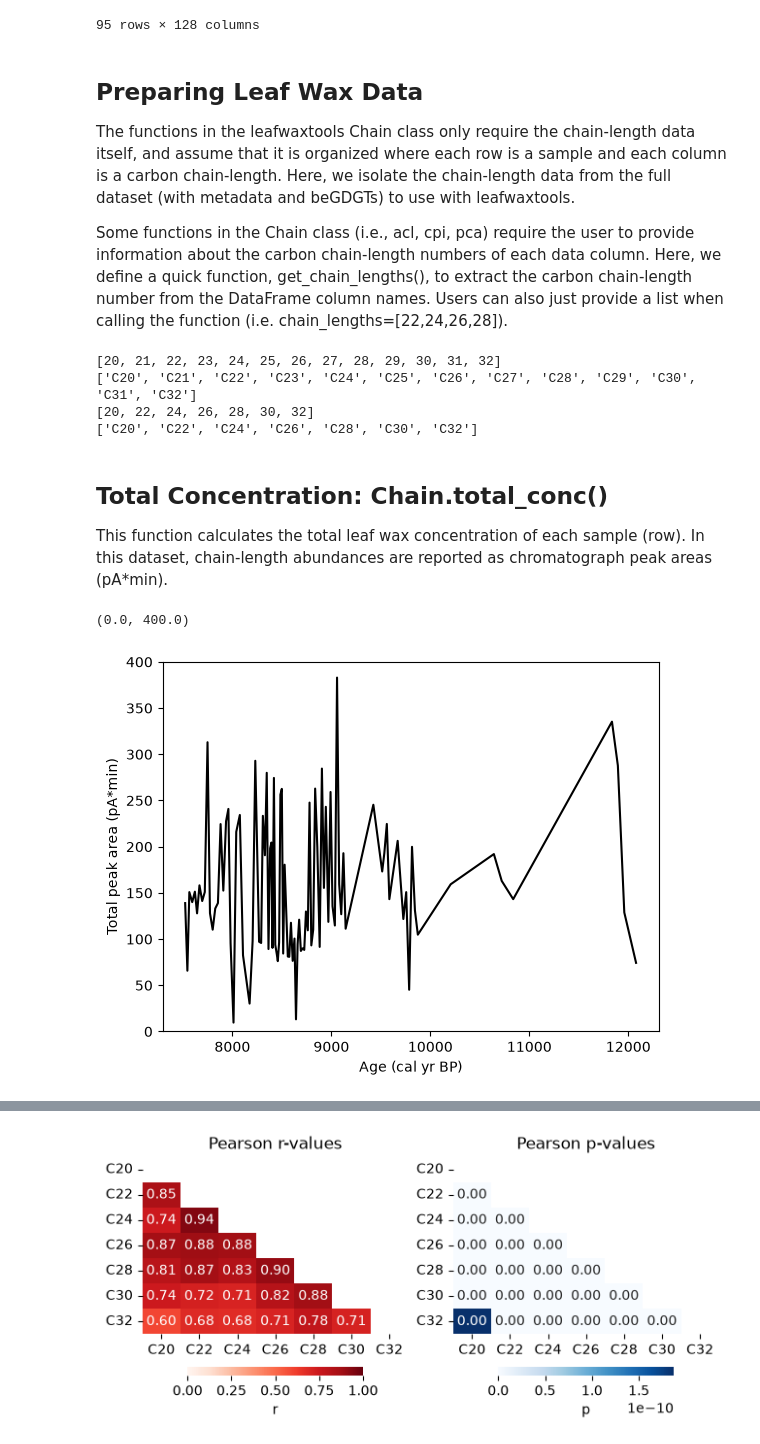
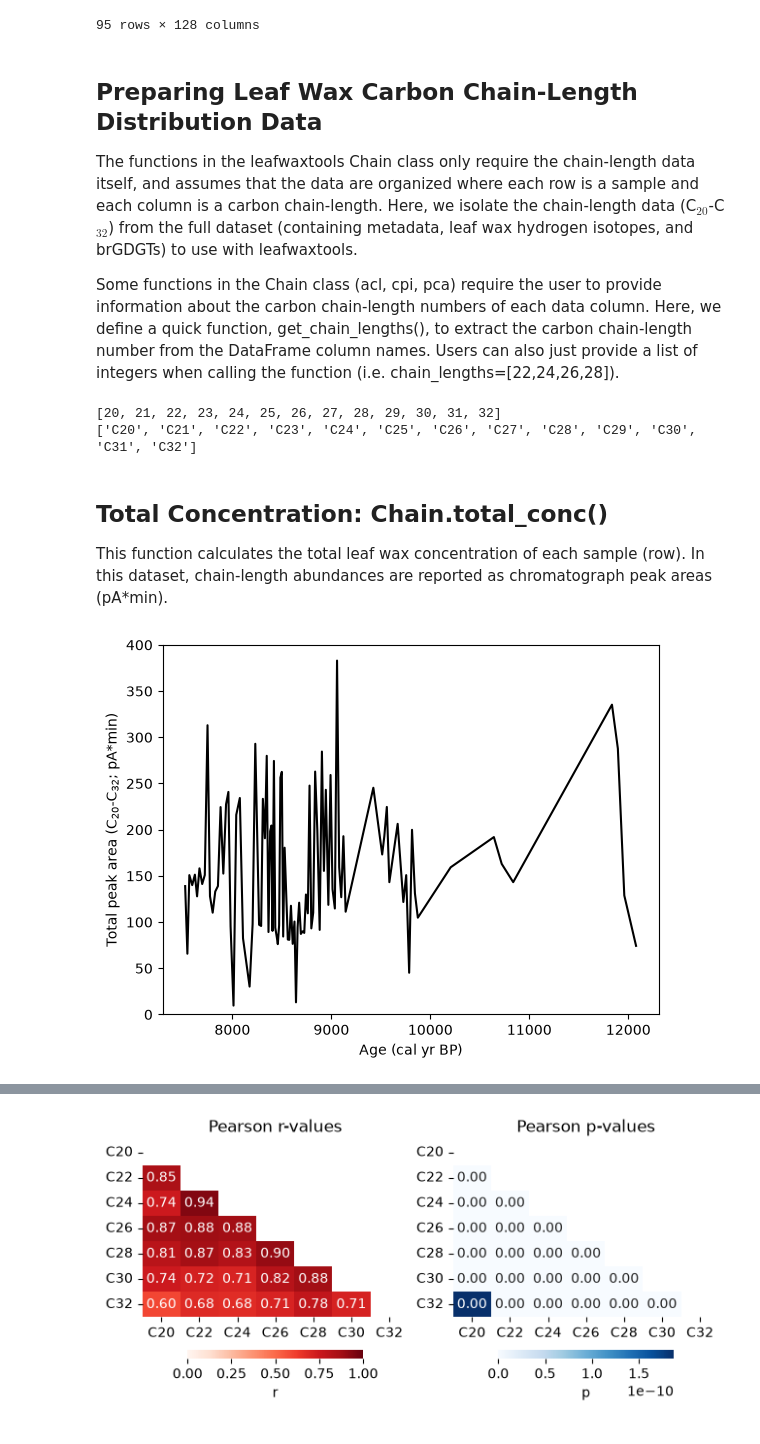
Before and after one commit to kurtlindberg/leafwaxtools, a Jupyter notebook: notebooks/leafwaxtools_Chain_tutorial.ipynb, the cells around one changed output, grey strips where cells are left out. Saved outputs shown, nothing was run; the diff lists cells and outputs as text; code cells hidden in the pictures.

```diff
--- a/notebooks/leafwaxtools_Chain_tutorial.ipynb
+++ b/notebooks/leafwaxtools_Chain_tutorial.ipynb
@@ -53,11 +56,11 @@ cf8sed_data_df
 | 94 | 07CF8L4 | 80.25 | 80.0 | 0.5 | EKT089 | EKT089 | NaN | ... |
 95 rows × 128 columns
 # %% [markdown]
-## Preparing Leaf Wax Data
+## Preparing Leaf Wax Carbon Chain-Length Distribution Data
 
-The functions in the leafwaxtools Chain class only require the chain-length data itself, and assume that it is organized where each row is a sample and each column is a carbon chain-length. Here, we isolate the chain-length data from the full dataset (with metadata and beGDGTs) to use with leafwaxtools.
+The functions in the leafwaxtools Chain class only require the chain-length data itself, and assumes that the data are organized where each row is a sample and each column is a carbon chain-length. Here, we isolate the chain-length data (C$_{20}$-C$_{32}$) from the full dataset (containing metadata, leaf wax hydrogen isotopes, and brGDGTs) to use with leafwaxtools.
 
-Some functions in the Chain class (i.e., acl, cpi, pca) require the user to provide information about the carbon chain-length numbers of each data column. Here, we define a quick function, get_chain_lengths(), to extract the carbon chain-length number from the DataFrame column names. Users can also just provide a list when calling the function (i.e. chain_lengths=[22,24,26,28]).
+Some functions in the Chain class (acl, cpi, pca) require the user to provide information about the carbon chain-length numbers of each data column. Here, we define a quick function, get_chain_lengths(), to extract the carbon chain-length number from the DataFrame column names. Users can also just provide a list of integers when calling the function (i.e. chain_lengths=[22,24,26,28]).
 # %%
 # All n-alkanoic acid carbon chain-lengths
 cf8sed_nacid_chain_df = cf8sed_data_df[
@@ -91,6 +94,8 @@ cf8sed_nacid_evenchain_df = cf8sed_nacid_chain_df[
     ]
 ]
 
+
+# Function to create a list of carbon chain-length numbers from the DataFrame column headers
 def get_chain_lengths(df_columns):
     chain_lengths_num = [None] * len(df_columns)
     chain_lengths_str = [None] * len(df_columns)
@@ -107,30 +112,31 @@ cf8_evenchain_lengths, cf8_evenchain_lengths_str = get_chain_lengths(cf8sed_naci
 
 print(cf8_chain_lengths)
 print(cf8_chain_lengths_str)
-print(cf8_evenchain_lengths)
-print(cf8_evenchain_lengths_str)
 # %% [output]
 [20, 21, 22, 23, 24, 25, 26, 27, 28, 29, 30, 31, 32]
 ['C20', 'C21', 'C22', 'C23', 'C24', 'C25', 'C26', 'C27', 'C28', 'C29', 'C30', 'C31', 'C32']
-[20, 22, 24, 26, 28, 30, 32]
-['C20', 'C22', 'C24', 'C26', 'C28', 'C30', 'C32']
 # %% [markdown]
 ## Total Concentration: Chain.total_conc()
 
 This function calculates the total leaf wax concentration of each sample (row). In this dataset, chain-length abundances are reported as chromatograph peak areas (pA*min).
 # %%
+# Initialize the Chain object and calling the total_conc() function in the same line...
 cf8sed_nacid_chain_total_conc = Chain(cf8sed_nacid_chain_df).total_conc()
-cf8sed_nacid_chain_total_logconc = Chain(cf8sed_nacid_chain_df).total_conc(calculate_log=True)
+
+# Alternatively, initializing the Chain object first, then calling the total_conc() function later on
+cf8sed_nacid_chain_obj = Chain(cf8sed_nacid_chain_df)
+cf8sed_nacid_chain_total_conc = cf8sed_nacid_chain_obj.total_conc()
 
 
 fig, ax = plt.subplots()
 ax.plot(cf8sed_data_df.ageMedian, cf8sed_nacid_chain_total_conc, color='black')
 ax.set_xlabel("Age (cal yr BP)")
-ax.set_ylabel("Total peak area (pA*min)")
+ax.set_ylabel("Total peak area (C$_{20}$-C$_{32}$; pA*min)")
 ax.set_ylim([0,400])
+
+plt.show()
 # %% [output]
-(0.0, 400.0)
-[figure, old version]
+[figure, new version]
 # %% [markdown]
 ## Chain-Length Relative Abundance: Chain.relative_abd()
 
```
Also changed, not shown: parts of 16 cells of this notebook.
